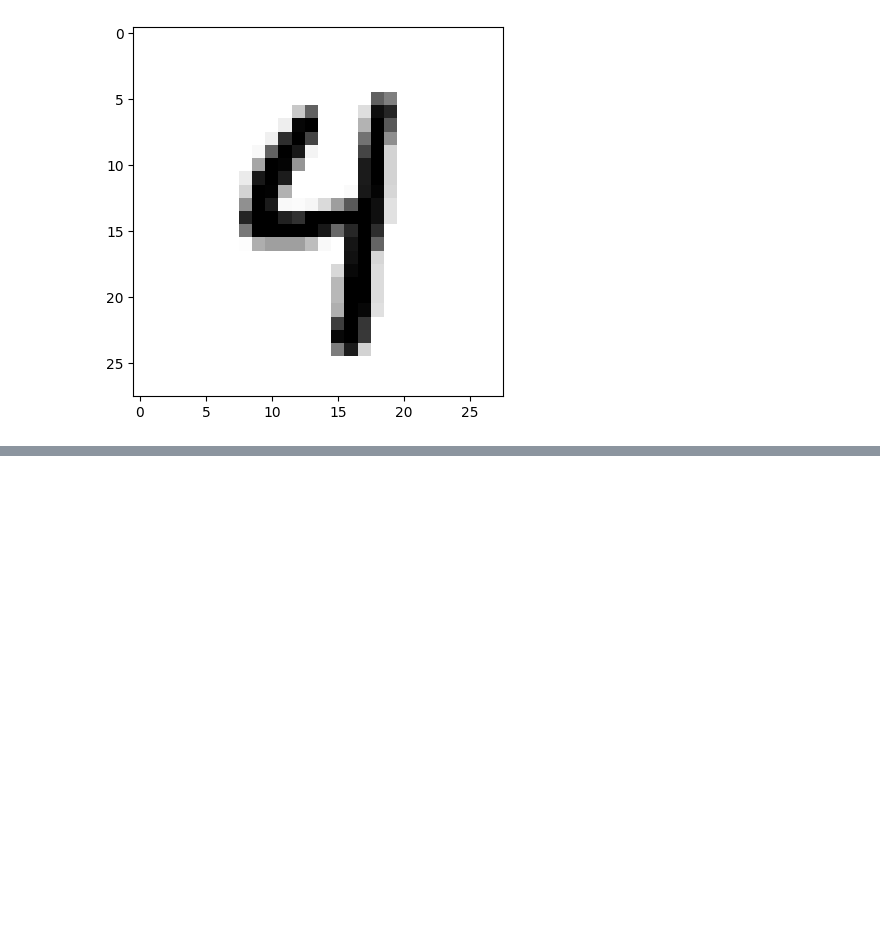
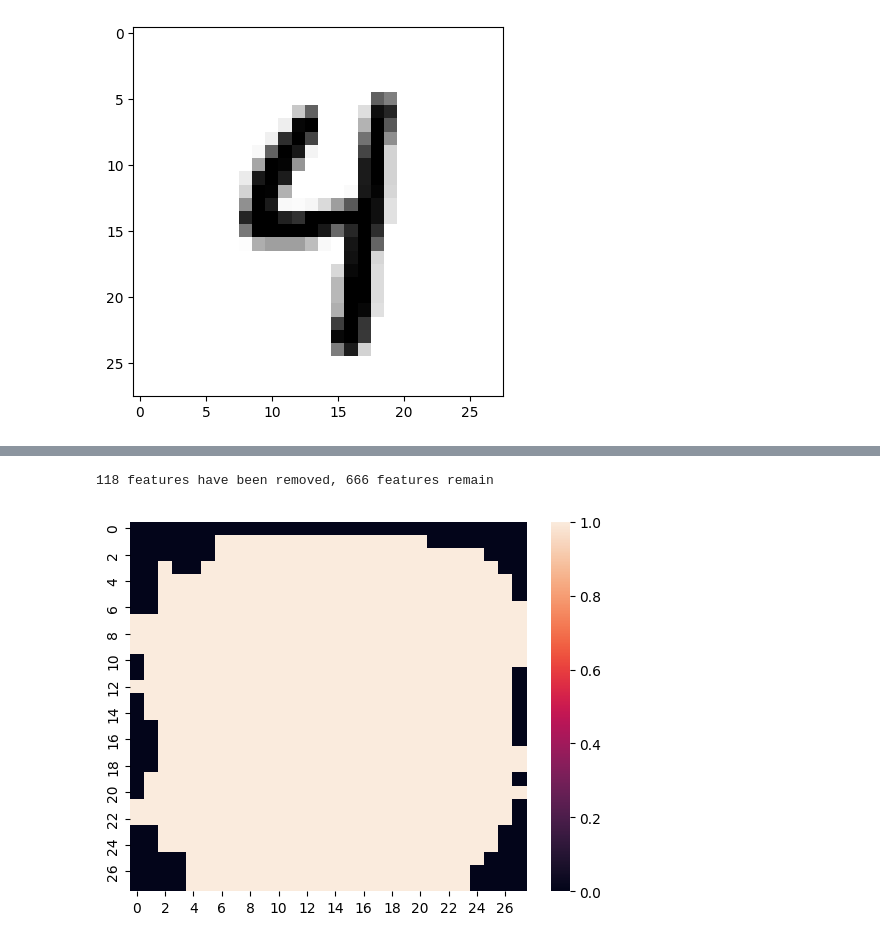
Before and after one commit to daraximi/Machine-Learning-Data-Mining, a Jupyter notebook: WEEK 7.ipynb, the cells around one changed output, grey strips where cells are left out. Saved outputs shown, nothing was run; the diff lists cells and outputs as text; code cells hidden in the pictures; blank space fills up the shorter version.

```diff
--- a/WEEK 7.ipynb
+++ b/WEEK 7.ipynb
@@ -38,3 +38,28 @@ plt.show()
 
 from sklearn.model_selection import train_test_split
 x_train, x_test, y_train, y_test = train_test_split(X,y, test_size=0.3, random_state=0, stratify=y)
+# %%
+from sklearn.feature_selection import VarianceThreshold
+
+variance_selector = VarianceThreshold(threshold=0)
+
+x_train_fs = variance_selector.fit_transform(x_train)
+x_test_fs = variance_selector.transform(x_test)
+
+print(f"{x_train.shape[1] - x_test_fs.shape[1]} features have been removed, {x_train_fs.shape[1]} features remain")
+# %% [output]
+118 features have been removed, 666 features remain
+# %%
+# We can use the get_support function to see which features have been dropped
+
+selected_features = variance_selector.get_support()
+
+selected_features = selected_features.reshape(28,28)
+
+# Visualise which pixels have been dropped
+
+sns.heatmap(selected_features, cmap='rocket')
+
+plt.show()
+# %% [output]
+[figure, added]
```
Also changed, not shown: parts of 10 cells of this notebook, 1 other file.
